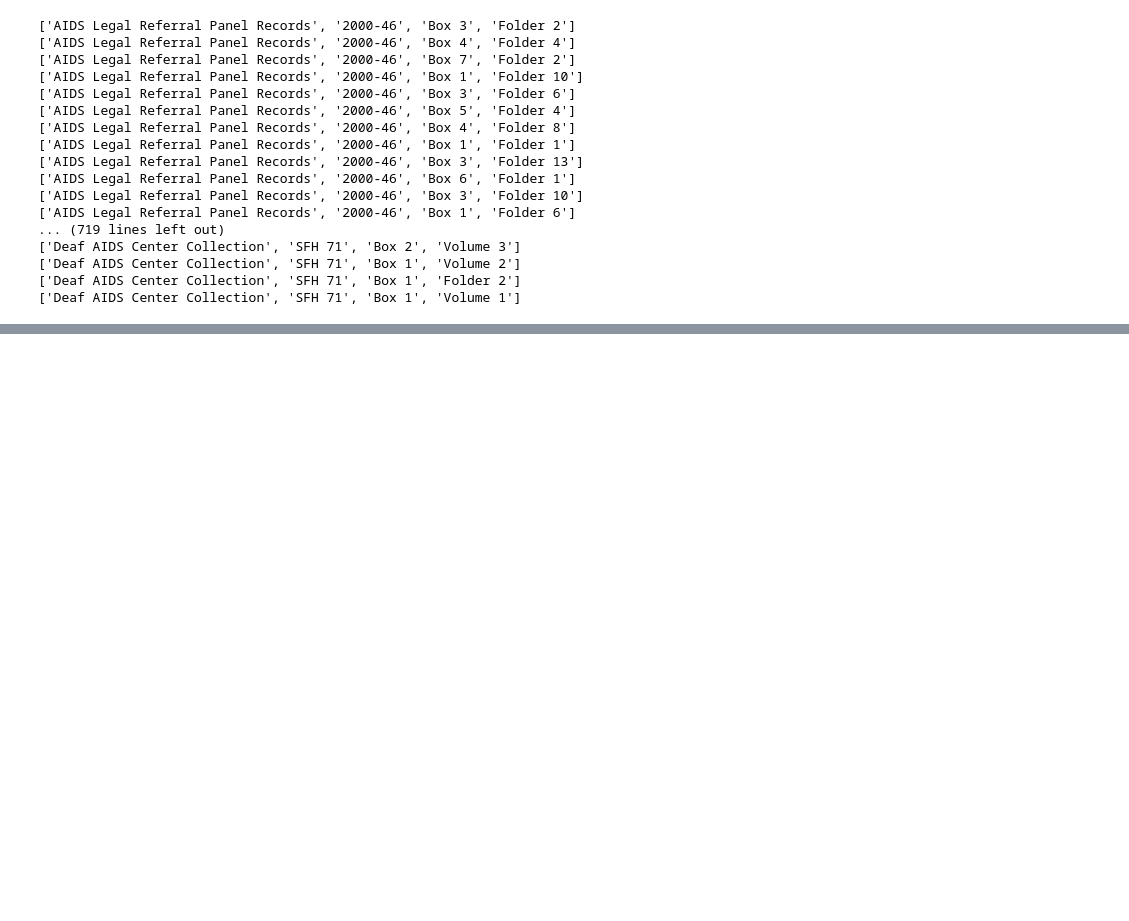
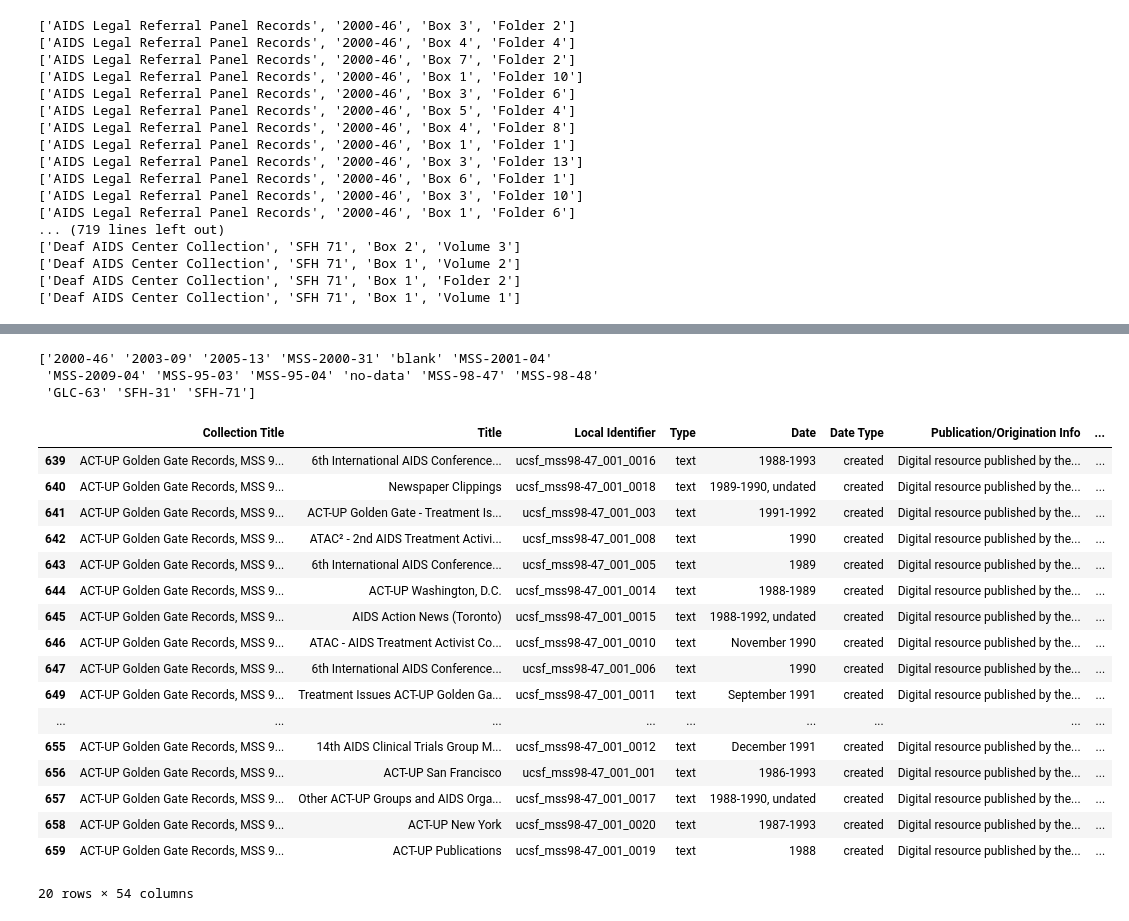
Before and after one commit to ucsf-library-archives/no-more-silence, a Jupyter notebook: analysis/NoMoreSilence_WorkshopExample.ipynb, the cells around one changed output, grey strips where cells are left out. Drawn from its saved outputs; the diff is of its cells as text; code cells hidden in the pictures; blank space fills up the shorter version.

```diff
--- a/analysis/NoMoreSilence_WorkshopExample.ipynb
+++ b/analysis/NoMoreSilence_WorkshopExample.ipynb
@@ -85,0 +184,32 @@ for source in sources:
+# %%
+#using the df.unique method, we can check the same thing we did above using set() -- that there are no repeat values.
+call_nums = df['call_no'].unique()
+print(call_nums)
+# %% [output]
+['2000-46' '2003-09' '2005-13' 'MSS-2000-31' 'blank' 'MSS-2001-04'
+ 'MSS-2009-04' 'MSS-95-03' 'MSS-95-04' 'no-data' 'MSS-98-47' 'MSS-98-48'
+ 'GLC-63' 'SFH-31' 'SFH-71']
+# %%
+#and now we can sort it by collection simply by creating a variable that defines all the rows that match a certain
+#collection value, and passing this as a selection of the df variable:
+act_up = df['call_no'] == 'MSS-98-47'
+df[act_up]
+# %% [output]
+|  | Collection Title | Title | Local Identifier | Type | Date | Date Type | Publication/Origination Info | ... |
+| 639 | ACT-UP Golden Gate Records, MSS 9... | 6th International AIDS Conference... | ucsf_mss98-47_001_0016 | text | 1988-1993 | created | Digital resource published by the... | ... |
+| 640 | ACT-UP Golden Gate Records, MSS 9... | Newspaper Clippings | ucsf_mss98-47_001_0018 | text | 1989-1990, undated | created | Digital resource published by the... | ... |
+| 641 | ACT-UP Golden Gate Records, MSS 9... | ACT-UP Golden Gate - Treatment Is... | ucsf_mss98-47_001_003 | text | 1991-1992 | created | Digital resource published by the... | ... |
+| 642 | ACT-UP Golden Gate Records, MSS 9... | ATAC² - 2nd AIDS Treatment Activi... | ucsf_mss98-47_001_008 | text | 1990 | created | Digital resource published by the... | ... |
+| 643 | ACT-UP Golden Gate Records, MSS 9... | 6th International AIDS Conference... | ucsf_mss98-47_001_005 | text | 1989 | created | Digital resource published by the... | ... |
+| 644 | ACT-UP Golden Gate Records, MSS 9... | ACT-UP Washington, D.C. | ucsf_mss98-47_001_0014 | text | 1988-1989 | created | Digital resource published by the... | ... |
+| 645 | ACT-UP Golden Gate Records, MSS 9... | AIDS Action News (Toronto) | ucsf_mss98-47_001_0015 | text | 1988-1992, undated | created | Digital resource published by the... | ... |
+| 646 | ACT-UP Golden Gate Records, MSS 9... | ATAC - AIDS Treatment Activist Co... | ucsf_mss98-47_001_0010 | text | November 1990 | created | Digital resource published by the... | ... |
+| 647 | ACT-UP Golden Gate Records, MSS 9... | 6th International AIDS Conference... | ucsf_mss98-47_001_006 | text | 1990 | created | Digital resource published by the... | ... |
+| 649 | ACT-UP Golden Gate Records, MSS 9... | Treatment Issues ACT-UP Golden Ga... | ucsf_mss98-47_001_0011 | text | September 1991 | created | Digital resource published by the... | ... |
+| ... | ... | ... | ... | ... | ... | ... | ... | ... |
+| 655 | ACT-UP Golden Gate Records, MSS 9... | 14th AIDS Clinical Trials Group M... | ucsf_mss98-47_001_0012 | text | December 1991 | created | Digital resource published by the... | ... |
+| 656 | ACT-UP Golden Gate Records, MSS 9... | ACT-UP San Francisco | ucsf_mss98-47_001_001 | text | 1986-1993 | created | Digital resource published by the... | ... |
+| 657 | ACT-UP Golden Gate Records, MSS 9... | Other ACT-UP Groups and AIDS Orga... | ucsf_mss98-47_001_0017 | text | 1988-1990, undated | created | Digital resource published by the... | ... |
+| 658 | ACT-UP Golden Gate Records, MSS 9... | ACT-UP New York | ucsf_mss98-47_001_0020 | text | 1987-1993 | created | Digital resource published by the... | ... |
+| 659 | ACT-UP Golden Gate Records, MSS 9... | ACT-UP Publications | ucsf_mss98-47_001_0019 | text | 1988 | created | Digital resource published by the... | ... |
+20 rows × 54 columns
```
Also changed, not shown: parts of 7 cells of this notebook.
